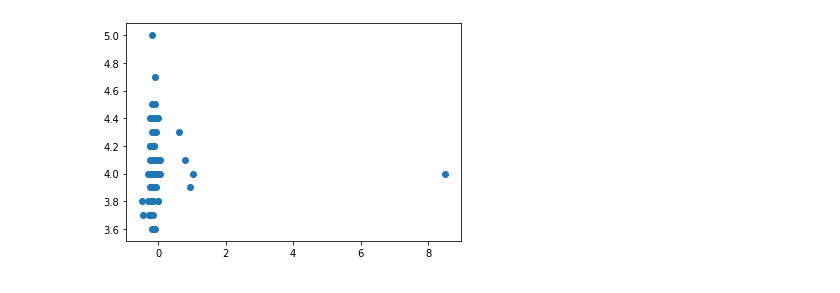
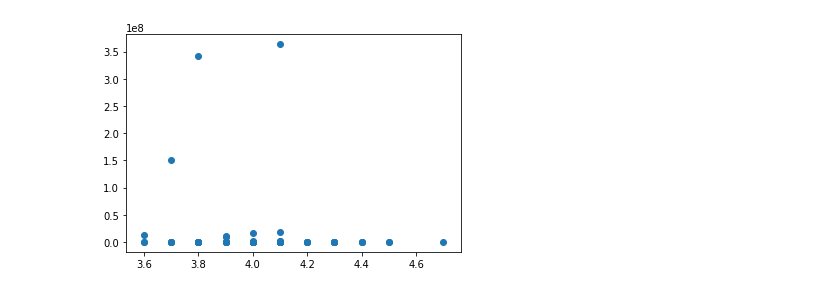
Before and after one commit to timonx11/Project-1-Demonstrasion-Group6, a Jupyter notebook: starter_code/employers_YFloop_section2.ipynb, the cells around one changed output. Drawn from its saved outputs; the diff is of its cells as text; code cells hidden in the pictures.

```diff
--- a/starter_code/employers_YFloop_section2.ipynb
+++ b/starter_code/employers_YFloop_section2.ipynb
@@ -67,10 +57,15 @@ for index,row in employers_reduced.iterrows():
     try:
         employers_reduced.loc[index, "1 year stock performance"]=round(stock_data.info["52WeekChange"]*100,2)
         employers_reduced.loc[index, "return on equity"]=round(stock_data.info["returnOnEquity"]*100,2)
+        employers_reduced.loc[index, "Analyst Recommendation Mean"]=stock_data.info['recommendationMean']
+        employers_reduced.loc[index, 'Operating Income']=stock_data.info['ebitda']
     except:
         employers_reduced.loc[index, "1 year stock performance"]="No data found"
+        employers_reduced.loc[index, "return on equity"]="No data found"
+        employers_reduced.loc[index, "Analyst Recommendation Mean"]="No data found"
+        employers_reduced.loc[index, "Operating Income"]="No data found"
 
-    print(f"{company} ({ticker}): {employers_reduced.loc[index, '1 year stock performance']}% 1yr stock performance; {employers_reduced.loc[index, 'return on equity']}% RoE")
+    print(f"{company} ({ticker}): {employers_reduced.loc[index, '1 year stock performance']}% 1yr stock performance; {employers_reduced.loc[index, 'return on equity']}% RoE; Mean Analyst Rec: {employers_reduced.loc[index, 'Analyst Recommendation Mean']}; EBITDA: {employers_reduced.loc[index, 'Operating Income']}")
     print("-"*20)
 
 employers_reduced
@@ -124,0 +103,5 @@ stock_roe_df
+# %%
+employers_reduced["Operating Income"].astype(str)
+employers_filter=employers_reduced.dropna(axis=0,how='any')
+employers_filter["Operating Income"].astype(int)
+employers_filter["EMPLOYEES"]=employers_filter["EMPLOYEES"].str.replace(',', '').astype(int)
@@ -124,0 +127,4 @@ stock_roe_df
+# %%
+employers_filter["Operating income per employee"]=employers_filter["Operating Income"]/employers_filter["EMPLOYEES"]
+pd.options.display.float_format = '{:,.2f}'.format
+employers_filter
@@ -125,10 +150,10 @@ stock_roe_df
 # %%
-stock = stock_roe_df['1 year stock performance'].astype(float)
+stock = employers_filter['1 year stock performance'].astype(float)
 stock_z=st.zscore(stock)
 
-stock_roe_df['stock_z']=stock_z
+employers_filter['stock_z']=stock_z
 
-roe= stock_roe_df['return on equity'].astype(float)
+roe= employers_filter['return on equity'].astype(float)
 roe_z=st.zscore(roe)
 
-stock_roe_df['roe_z']=roe_z
+employers_filter['roe_z']=roe_z
@@ -171,5 +223,5 @@ plt.gca().invert_yaxis()
 # %%
-plt.scatter(stock_roe_df['roe_z'],stock_roe_df['Glassdoor Rating'])
+plt.scatter(employers_filter['Glassdoor Rating'],employers_filter['Operating income per employee'])
 plt.show()
 # %% [output]
-[figure, old version]
+[figure, new version]
```
Also changed, not shown: parts of 15 cells of this notebook, 1 other file.
